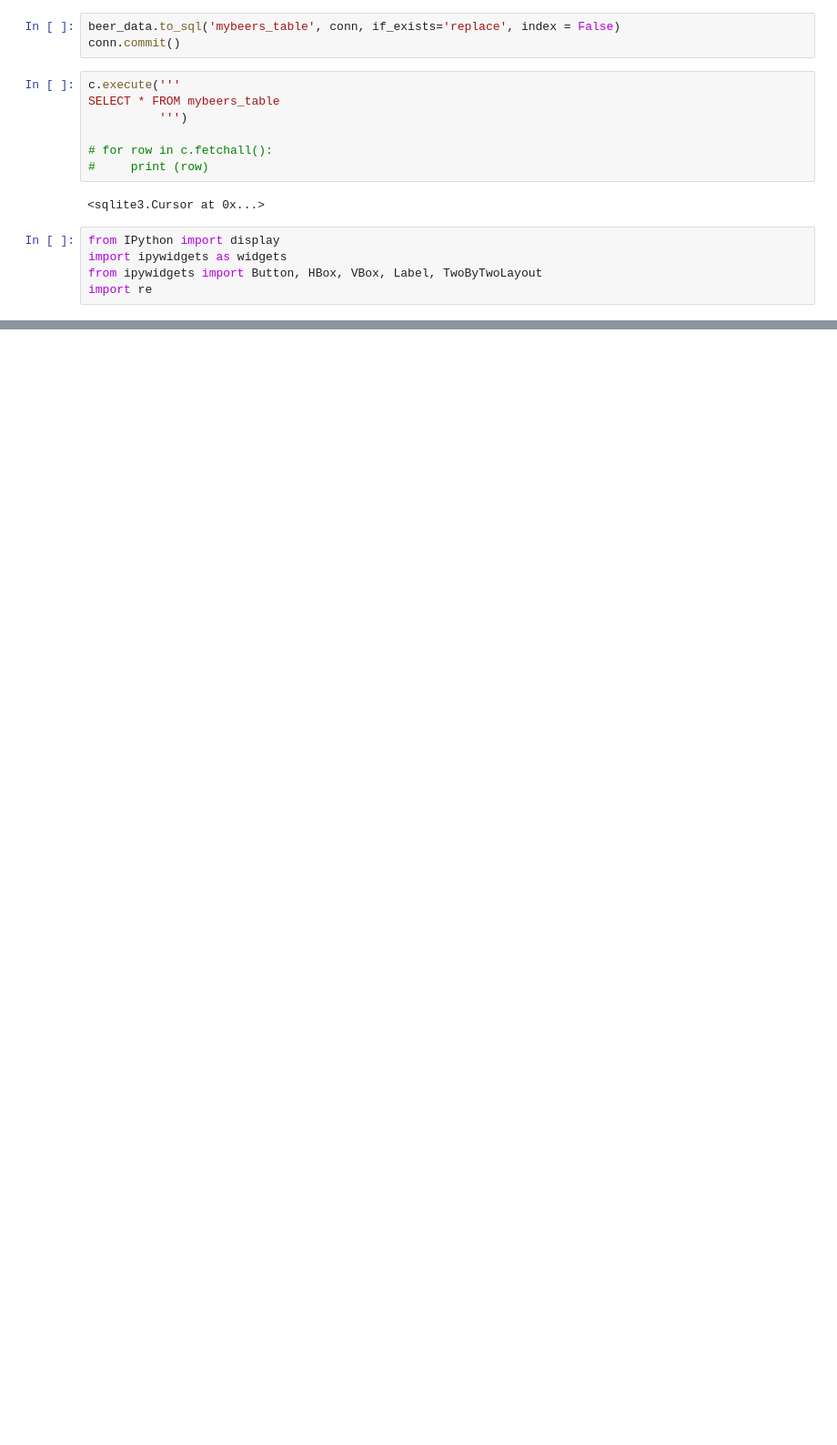
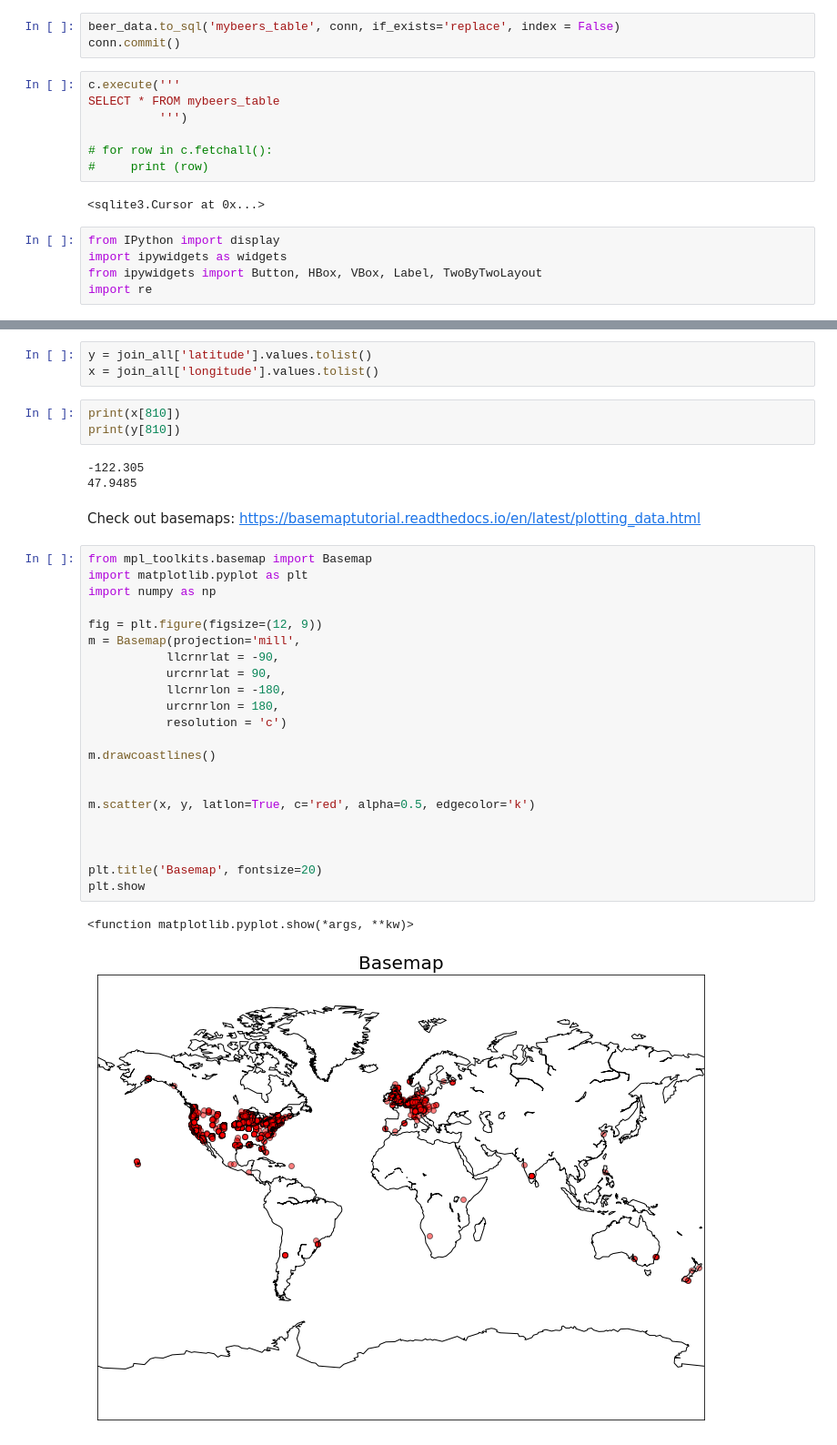
Before and after one commit to lisaweinzierl/Streamingprocessing_Python_Kafka, a Jupyter notebook: Excersise_OpenBeer.ipynb, the cells around one changed output, grey strips where cells are left out. Shown at 91% size. Drawn from its saved outputs; the diff is of its cells as text; blank space fills up the shorter version.

```diff
--- a/Excersise_OpenBeer.ipynb
+++ b/Excersise_OpenBeer.ipynb
@@ -523,0 +597,37 @@ SELECT * FROM mybeers_table
+# %%
+y = join_all['latitude'].values.tolist()
+x = join_all['longitude'].values.tolist()
+# %%
+print(x[810])
+print(y[810])
+# %% [output]
+-122.305
+47.9485
+# %% [markdown]
+Check out basemaps:
+https://basemaptutorial.readthedocs.io/en/latest/plotting_data.html
+# %%
+from mpl_toolkits.basemap import Basemap
+import matplotlib.pyplot as plt
+import numpy as np
+
+fig = plt.figure(figsize=(12, 9))
+m = Basemap(projection='mill',
+           llcrnrlat = -90,
+           urcrnrlat = 90,
+           llcrnrlon = -180,
+           urcrnrlon = 180,
+           resolution = 'c')
+
+m.drawcoastlines()
+
+
+m.scatter(x, y, latlon=True, c='red', alpha=0.5, edgecolor='k')
+
+
+
+plt.title('Basemap', fontsize=20)
+plt.show
+# %% [output]
+<function matplotlib.pyplot.show(*args, **kw)>
+[figure, added]
```
Also changed, not shown: parts of 21 cells of this notebook.
